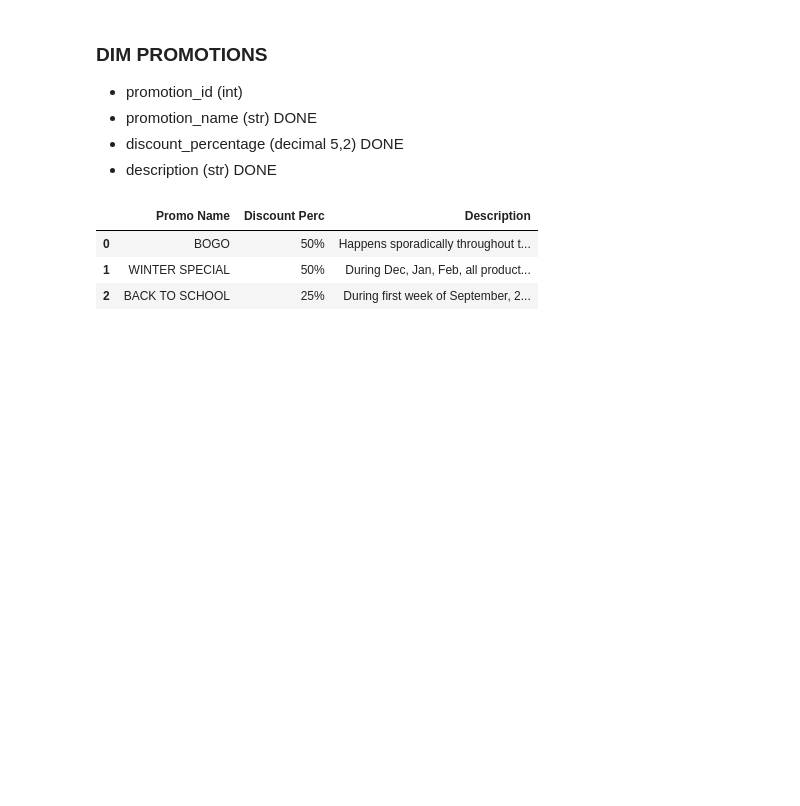
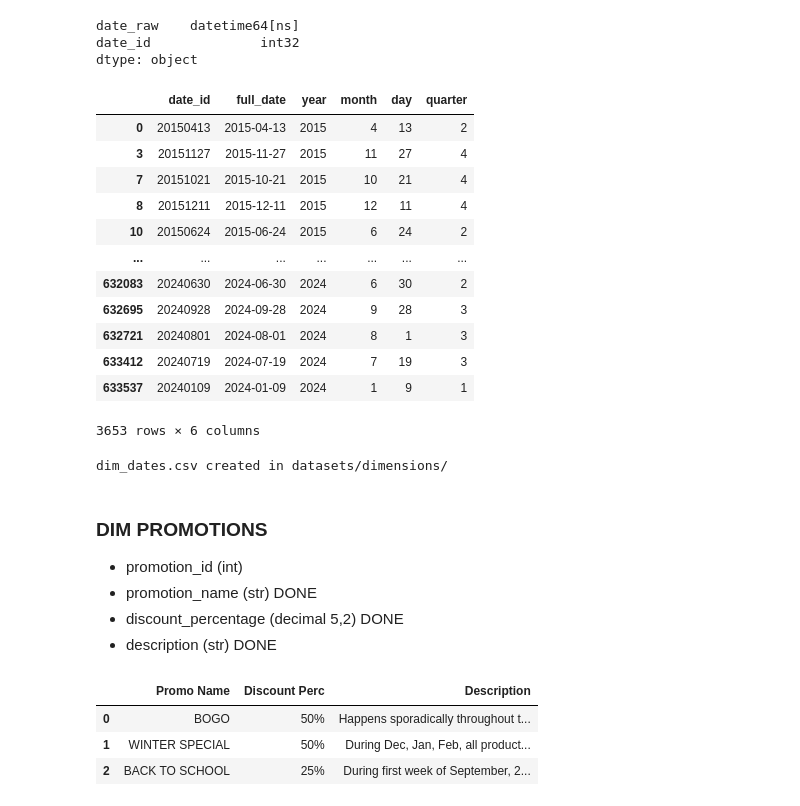
Before and after one commit to SaadNasir92/Donut-Shop-Dashboard, a Jupyter notebook: dataset_analysis.ipynb, the cells around one changed output. Saved outputs shown, nothing was run; the diff lists cells and outputs as text; code cells hidden in the pictures; blank space fills up the shorter version.

```diff
--- a/dataset_analysis.ipynb
+++ b/dataset_analysis.ipynb
@@ -4,0 +157,6 @@ from src.util import update_start_date
+# %%
+date_df.dtypes
+# %% [output]
+date_raw    datetime64[ns]
+date_id              int32
+dtype: object
@@ -4,0 +165,25 @@ from src.util import update_start_date
+# %%
+date_df['day'] = date_df['full_date'].dt.day
+# %%
+date_df.loc[:,'month'] = date_df['full_date'].dt.month
+# %%
+date_df.loc[:,'year'] = date_df['full_date'].dt.year
+# %%
+date_df.loc[:,'quarter'] = date_df['full_date'].dt.quarter
+# %%
+date_df = date_df[['date_id', 'full_date', 'year', 'month', 'day', 'quarter']]
+date_df
+# %% [output]
+|  | date_id | full_date | year | month | day | quarter |
+| 0 | 20150413 | 2015-04-13 | 2015 | 4 | 13 | 2 |
+| 3 | 20151127 | 2015-11-27 | 2015 | 11 | 27 | 4 |
+| 7 | 20151021 | 2015-10-21 | 2015 | 10 | 21 | 4 |
+| 8 | 20151211 | 2015-12-11 | 2015 | 12 | 11 | 4 |
+| 10 | 20150624 | 2015-06-24 | 2015 | 6 | 24 | 2 |
+| ... | ... | ... | ... | ... | ... | ... |
+| 632083 | 20240630 | 2024-06-30 | 2024 | 6 | 30 | 2 |
+| 632695 | 20240928 | 2024-09-28 | 2024 | 9 | 28 | 3 |
+| 632721 | 20240801 | 2024-08-01 | 2024 | 8 | 1 | 3 |
+| 633412 | 20240719 | 2024-07-19 | 2024 | 7 | 19 | 3 |
+| 633537 | 20240109 | 2024-01-09 | 2024 | 1 | 9 | 1 |
+3653 rows × 6 columns
@@ -5,3 +192,7 @@ from src.util import update_start_date
+# %%
+date_dim_model.make_csv('dim_dates')
+# %% [output]
+dim_dates.csv created in datasets/dimensions/
 # %% [markdown]
 ### DIM PROMOTIONS
 - promotion_id (int)
```
Also changed, not shown: parts of 31 cells of this notebook, 2 other files.
